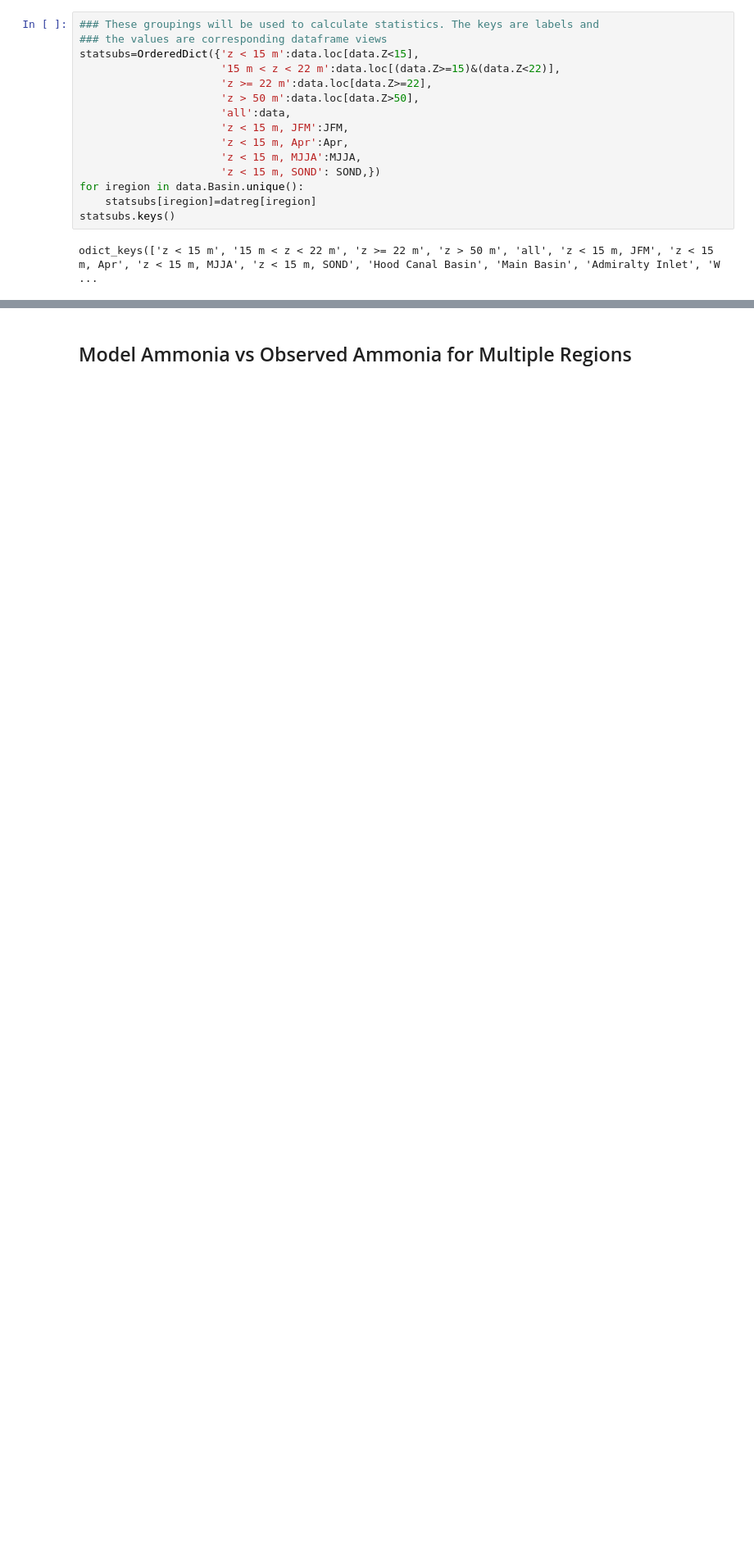
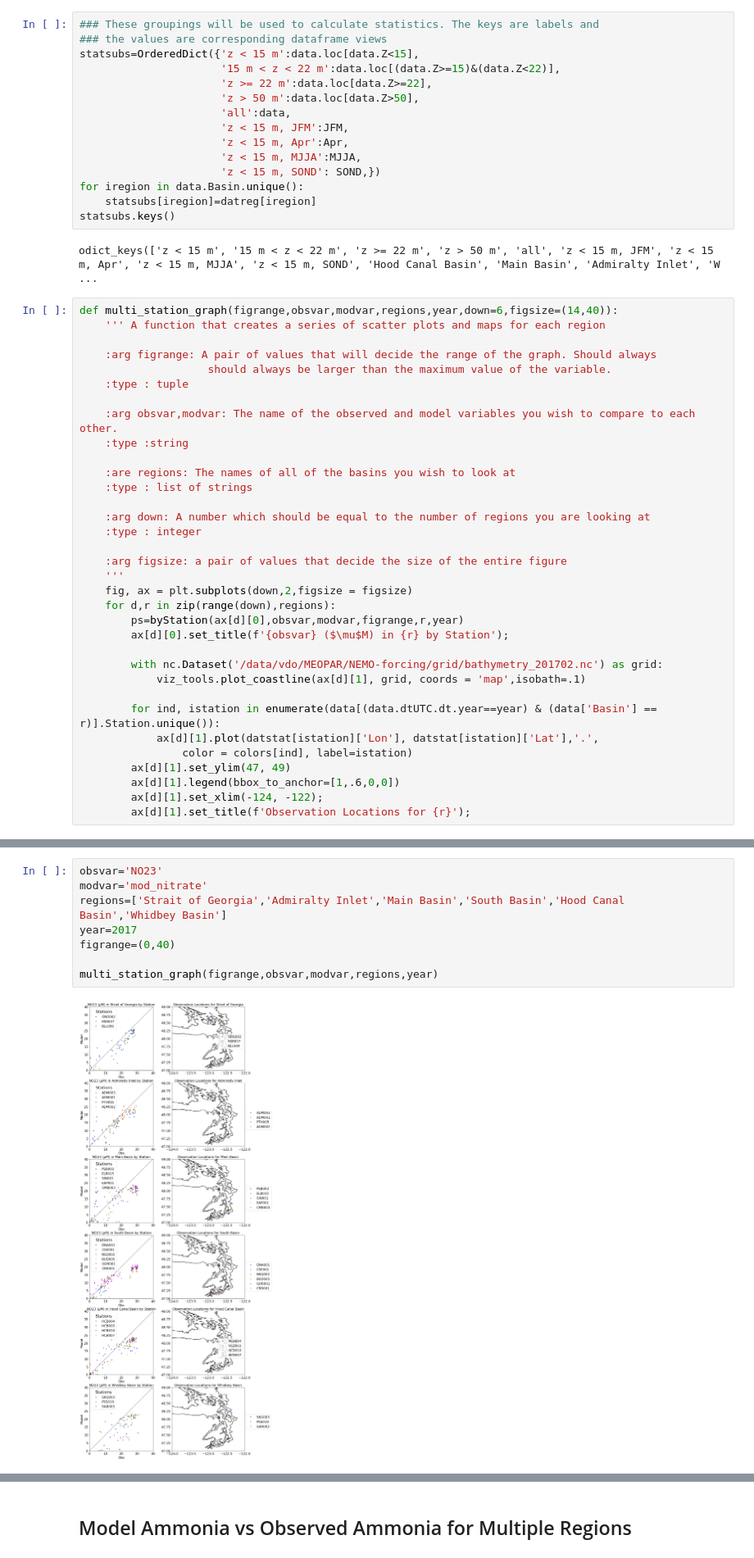
Before and after one commit to SalishSeaCast/analysis-keegan, a Jupyter notebook: notebooks/Evaluations/By_Region.ipynb, the cells around one changed output, grey strips where cells are left out. Shown at 82% size. Saved outputs shown, nothing was run; the diff lists cells and outputs as text; blank space fills up the shorter version.

```diff
--- a/notebooks/Evaluations/By_Region.ipynb
+++ b/notebooks/Evaluations/By_Region.ipynb
@@ -330,3 +383,37 @@ for iregion in data.Basin.unique():
 statsubs.keys()
 # %% [output]
 odict_keys(['z < 15 m', '15 m < z < 22 m', 'z >= 22 m', 'z > 50 m', 'all', 'z < 15 m, JFM', 'z < 15 m, Apr', 'z < 15 m, MJJA', 'z < 15 m, SOND', 'Hood Canal Basin', 'Main Basin', 'Admiralty Inlet', 'W ...
+# %%
+def multi_station_graph(figrange,obsvar,modvar,regions,year,down=6,figsize=(14,40)):
+    ''' A function that creates a series of scatter plots and maps for each region
+
+    :arg figrange: A pair of values that will decide the range of the graph. Should always
+                    should always be larger than the maximum value of the variable.
+    :type : tuple
+
+    :arg obsvar,modvar: The name of the observed and model variables you wish to compare to each other.
+    :type :string
+
+    :are regions: The names of all of the basins you wish to look at
+    :type : list of strings
+
+    :arg down: A number which should be equal to the number of regions you are looking at
+    :type : integer
+
+    :arg figsize: a pair of values that decide the size of the entire figure
+    '''
+    fig, ax = plt.subplots(down,2,figsize = figsize)
+    for d,r in zip(range(down),regions):
+        ps=byStation(ax[d][0],obsvar,modvar,figrange,r,year)
+        ax[d][0].set_title(f'{obsvar} ($\mu$M) in {r} by Station');
+
+        with nc.Dataset('/data/vdo/MEOPAR/NEMO-forcing/grid/bathymetry_201702.nc') as grid:
+            viz_tools.plot_coastline(ax[d][1], grid, coords = 'map',isobath=.1)
+
+        for ind, istation in enumerate(data[(data.dtUTC.dt.year==year) & (data['Basin'] == r)].Station.unique()):
+            ax[d][1].plot(datstat[istation]['Lon'], datstat[istation]['Lat'],'.',
+                color = colors[ind], label=istation)
+        ax[d][1].set_ylim(47, 49)
+        ax[d][1].legend(bbox_to_anchor=[1,.6,0,0])
+        ax[d][1].set_xlim(-124, -122);
+        ax[d][1].set_title(f'Observation Locations for {r}');
@@ -332,0 +422,10 @@ odict_keys(['z < 15 m', '15 m < z < 22 m', 'z >= 22 m', 'z > 50 m', 'all', 'z <
+# %%
+obsvar='NO23'
+modvar='mod_nitrate'
+regions=['Strait of Georgia','Admiralty Inlet','Main Basin','South Basin','Hood Canal Basin','Whidbey Basin']
+year=2017
+figrange=(0,40)
+
+multi_station_graph(figrange,obsvar,modvar,regions,year)
+# %% [output]
+[figure, added]
```
Also changed, not shown: parts of 27 cells of this notebook, 5 other files.
